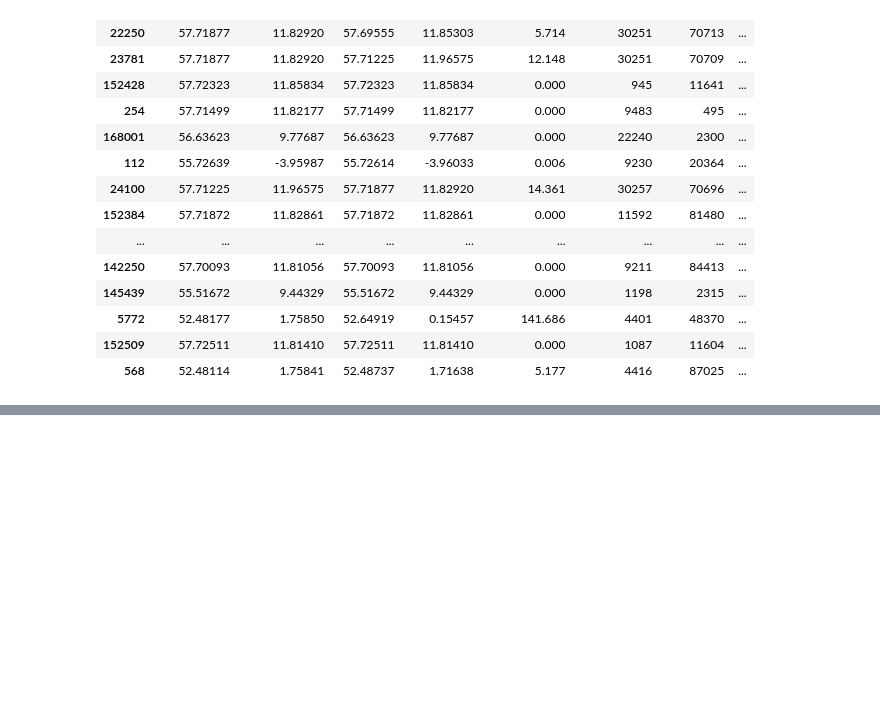
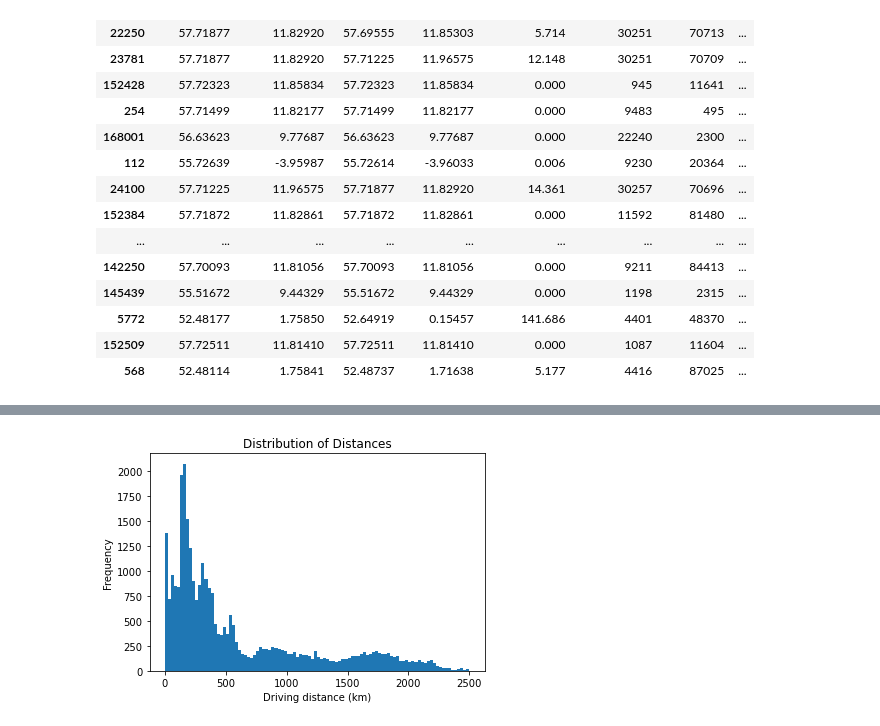
Before and after one commit to em1899/master-thesis-project, a Jupyter notebook: EDA/EDA_v5.ipynb, the cells around one changed output, grey strips where cells are left out. Saved outputs shown, nothing was run; the diff lists cells and outputs as text; code cells hidden in the pictures; blank space fills up the shorter version.

```diff
--- a/EDA/EDA_v5.ipynb
+++ b/EDA/EDA_v5.ipynb
@@ -1429,0 +1446,10 @@ Creating the df_spike graph
+# %%
+# Sweden distance distribution
+subset_swe = subset[subset['ToCountry'] =='Sweden']
+plt.hist(subset_swe['RouteDistance'], bins = 100)
+plt.xlabel("Driving distance (km)")
+plt.ylabel("Frequency")
+plt.title("Distribution of Distances")
+plt.show()
+# %% [output]
+[figure, added]
```
Also changed, not shown: parts of 49 cells of this notebook.
